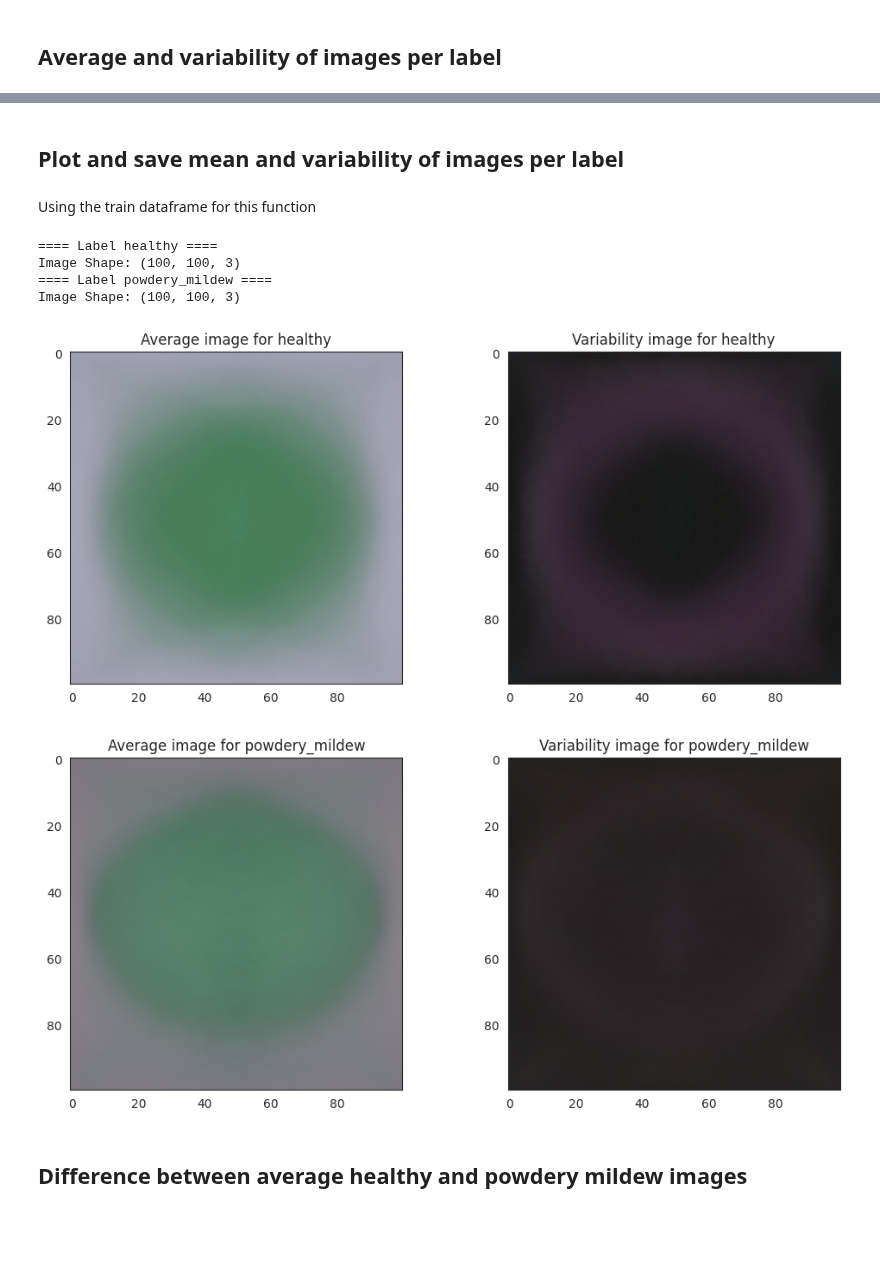
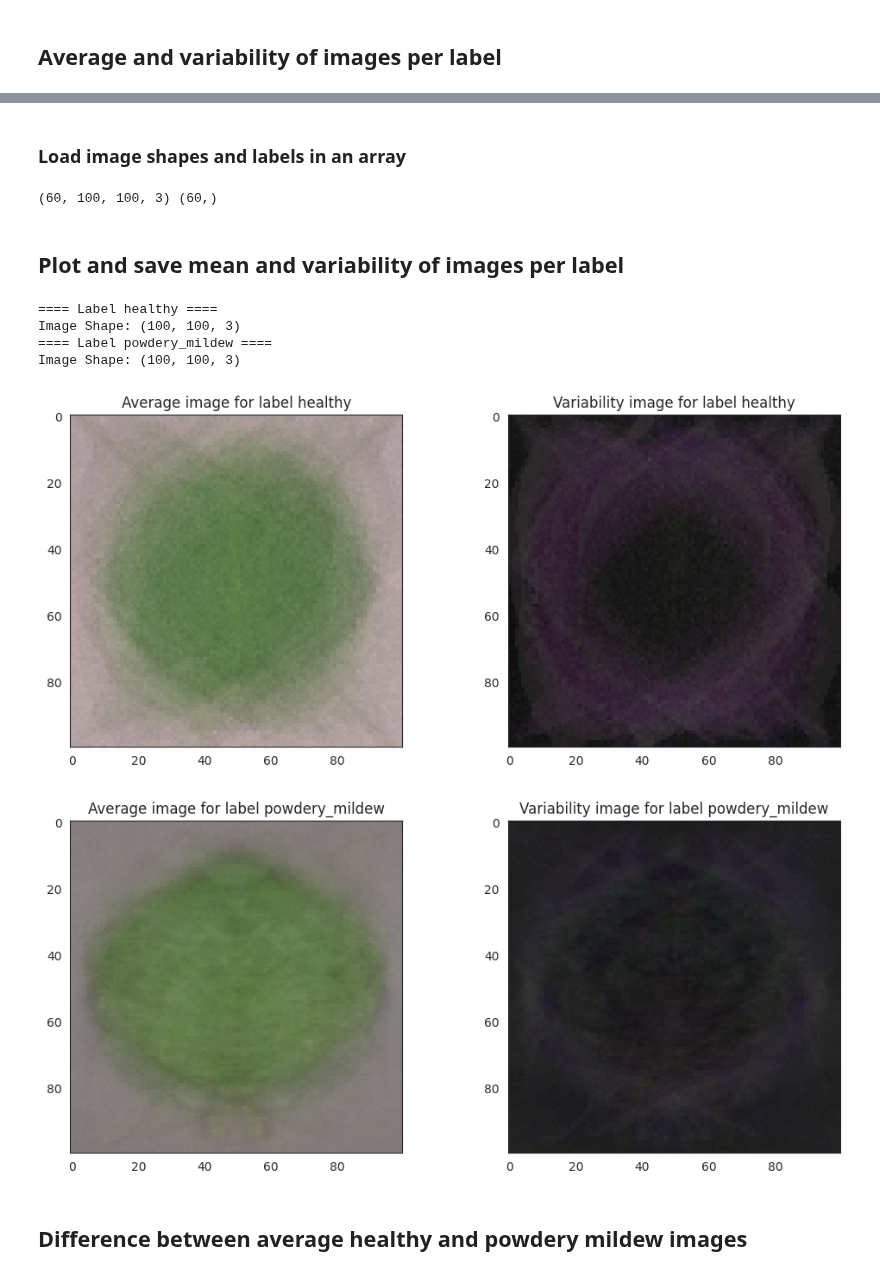
Before and after one commit to idamariasofie/mildew-detection, a Jupyter notebook: jupyter_notebooks/DataVisualization.ipynb, the cells around one changed output, grey strips where cells are left out. Cells and saved outputs as stored; diff of their text form; code cells hidden in the pictures; blank space fills up the shorter version.

Commit message:
restructured DataVisualization

```diff
--- a/jupyter_notebooks/DataVisualization.ipynb
+++ b/jupyter_notebooks/DataVisualization.ipynb
@@ -193,26 +167,35 @@ Labels shape: (844,)
+# %% [markdown]
+### Load image shapes and labels in an array
+# %%
+X, y = load_image_as_array(data_dir=train_path,
+                           new_size=(100, 100),
+                           n_images_per_label=30)
+print(X.shape, y.shape)
+# %% [output]
+(60, 100, 100, 3) (60,)
 # %% [markdown]
 ## Plot and save mean and variability of images per label
-# %% [markdown]
-Using the train dataframe for this function
 # %%
-# Code borrowed from Walkthrough project 1
-# Use X_train and y_train as variables
-def plot_mean_variability_per_labels(X, y, figsize=(12, 5), save_image=False, file_path="."):
+# Code from Walkthrough project 1 - Code Institute
+
+import numpy as np
+import matplotlib.pyplot as plt
+import seaborn as sns
+
+def plot_mean_variability_per_labels(X, y, figsize=(12, 5), save_image=False):
     """
-    Plot mean and variability of images per label.
+    The pseudo-code for the function is:
+    * Loop over all labels
+    * Subset an array for a given label
+    * Calculate the mean and standard deviation
+    * Create a figure displaying the mean and variability of images
+    * Save the image
+    """
 
-    Parameters:
-        X (numpy.ndarray): Array of images.
-        y (numpy.ndarray): Array of corresponding labels.
-        figsize (tuple): Size of the figure.
-        save_image (bool): Whether to save the image or not.
-        file_path (str): Path to save the images.
-    """
     for label_to_display in np.unique(y):
         sns.set_style("white")
 
-        y = y.reshape(-1, 1, 1)
-        boolean_mask = np.any(y == label_to_display, axis=1).reshape(-1)
+        boolean_mask = (y == label_to_display)
         arr = X[boolean_mask]
 
         avg_img = np.mean(arr, axis=0)
@@ -220,9 +203,9 @@ def plot_mean_variability_per_labels(X, y, figsize=(12, 5), save_image=False, fi
         print(f"==== Label {label_to_display} ====")
         print(f"Image Shape: {avg_img.shape}")
         fig, axes = plt.subplots(nrows=1, ncols=2, figsize=figsize)
-        axes[0].set_title(f"Average image for {label_to_display}")
+        axes[0].set_title(f"Average image for label {label_to_display}")
         axes[0].imshow(avg_img, cmap='gray')
-        axes[1].set_title(f"Variability image for {label_to_display}")
+        axes[1].set_title(f"Variability image for label {label_to_display}")
         axes[1].imshow(std_img, cmap='gray')
 
         if save_image:
@@ -232,14 +215,14 @@ def plot_mean_variability_per_labels(X, y, figsize=(12, 5), save_image=False, fi
             plt.tight_layout()
             plt.show()
             print("\n")
-
-plot_mean_variability_per_labels(X_train, y_train, figsize=(12, 5), save_image=True)
-# %% [output]
-==== Label healthy ====
-Image Shape: (100, 100, 3)
-==== Label powdery_mildew ====
-Image Shape: (100, 100, 3)
-[figure, removed]
-[figure, removed]
+# %%
+plot_mean_variability_per_labels(X=X, y=y, figsize=(12, 5), save_image=True)
+# %% [output]
+==== Label healthy ====
+Image Shape: (100, 100, 3)
+==== Label powdery_mildew ====
+Image Shape: (100, 100, 3)
+[figure, added]
+[figure, added]
 # %% [markdown]
 ## Difference between average healthy and powdery mildew images
```
Also changed, not shown: parts of 14 cells of this notebook, 2 other files.
